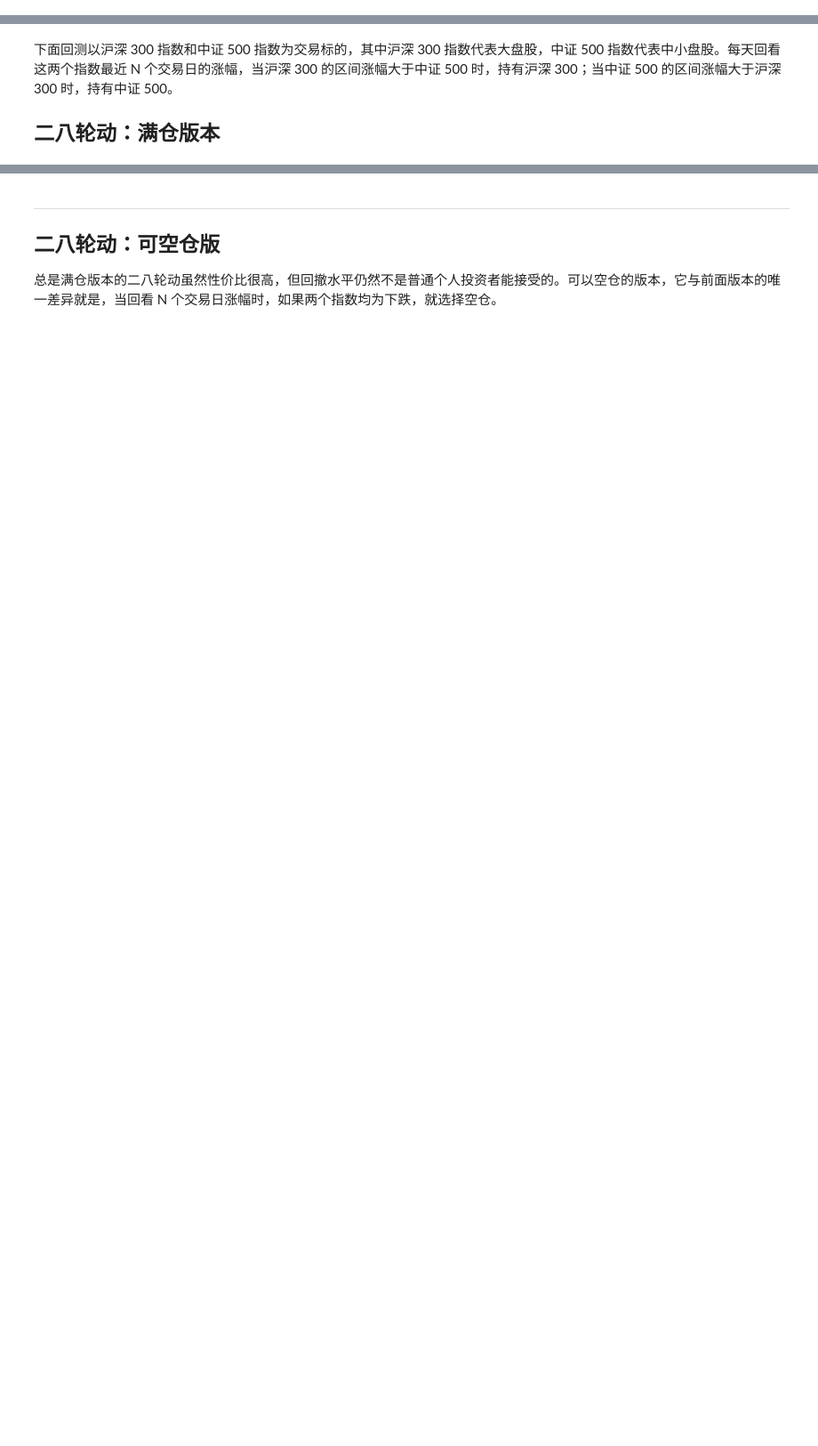
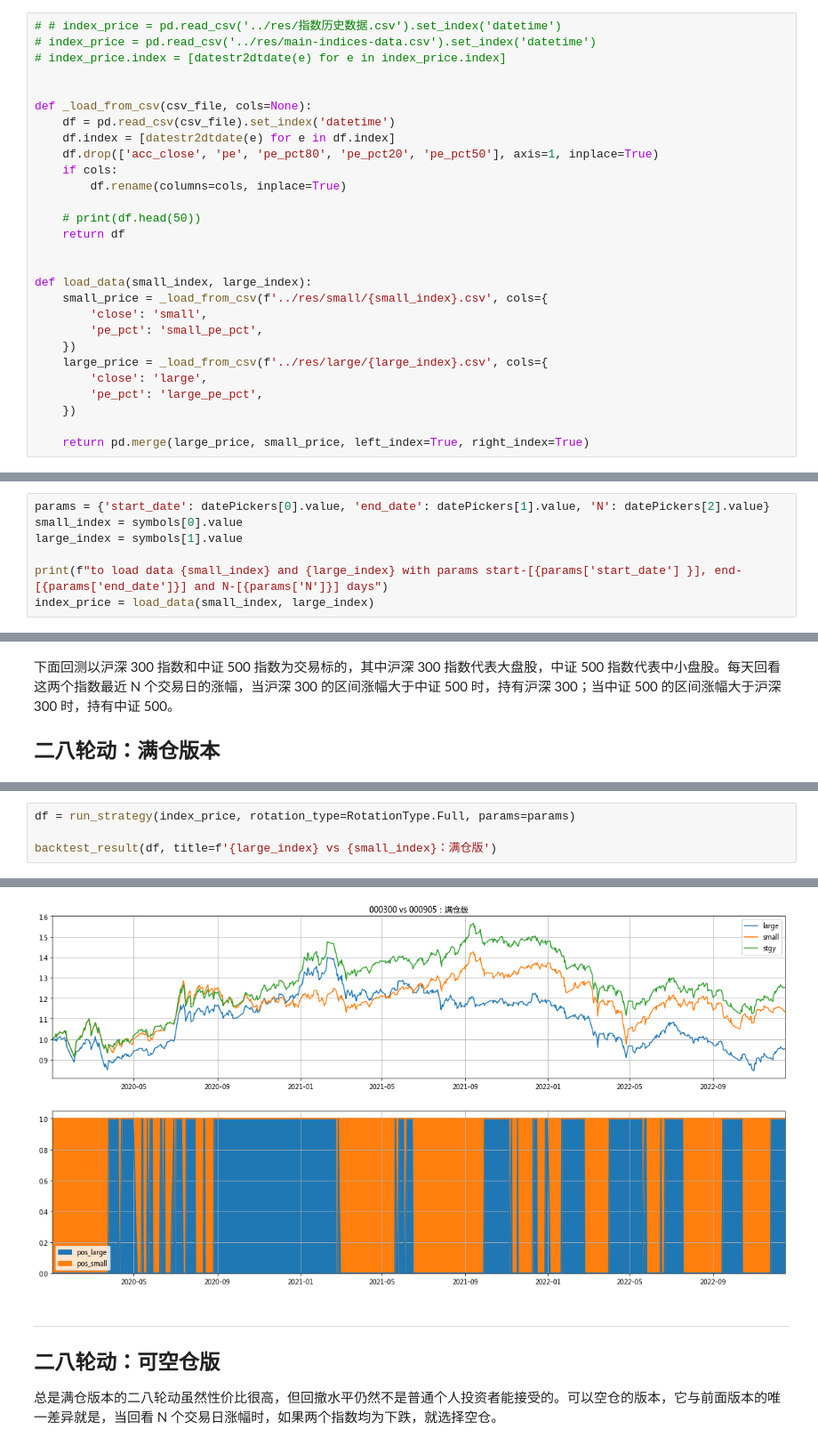
Before and after one commit to hdouhua/pick-up-python, a Jupyter notebook: inv/strategy/rotation-strategy.ipynb, the cells around one changed output, grey strips where cells are left out. Shown: that part at 89% size. Cells and saved outputs as stored; diff of their text form; blank space fills up the shorter version.

```diff
--- a/inv/strategy/rotation-strategy.ipynb
+++ b/inv/strategy/rotation-strategy.ipynb
@@ -39,2 +137,30 @@ index_price.index = [datestr2dtdate(e) for e in index_price.index]
+# %%
+# # index_price = pd.read_csv('../res/指数历史数据.csv').set_index('datetime')
+# index_price = pd.read_csv('../res/main-indices-data.csv').set_index('datetime')
+# index_price.index = [datestr2dtdate(e) for e in index_price.index]
+
+
+def _load_from_csv(csv_file, cols=None):
+    df = pd.read_csv(csv_file).set_index('datetime')
+    df.index = [datestr2dtdate(e) for e in df.index]
+    df.drop(['acc_close', 'pe', 'pe_pct80', 'pe_pct20', 'pe_pct50'], axis=1, inplace=True)
+    if cols:
+        df.rename(columns=cols, inplace=True)
+
+    # print(df.head(50))
+    return df
+
+
+def load_data(small_index, large_index):
+    small_price = _load_from_csv(f'../res/small/{small_index}.csv', cols={
+        'close': 'small',
+        'pe_pct': 'small_pe_pct',
+    })
+    large_price = _load_from_csv(f'../res/large/{large_index}.csv', cols={
+        'close': 'large',
+        'pe_pct': 'large_pe_pct',
+    })
+
+    return pd.merge(large_price, small_price, left_index=True, right_index=True)
 # %% [markdown]
 设置回测参数
@@ -45,0 +223,7 @@ end_date = datetime.date(2022, 12, 31)
+# %%
+params = {'start_date': datePickers[0].value, 'end_date': datePickers[1].value, 'N': datePickers[2].value}
+small_index = symbols[0].value
+large_index = symbols[1].value
+
+print(f"to load data {small_index} and {large_index} with params start-[{params['start_date'] }], end-[{params['end_date']}] and N-[{params['N']}] days")
+index_price = load_data(small_index, large_index)
@@ -75,0 +236,5 @@ stgy    0.078803  0.202887  0.388407 -0.285495  0.276021  0.252383
+# %%
+df = run_strategy(index_price, rotation_type=RotationType.Full, params=params)
+
+backtest_result(df, title=f'{large_index} vs {small_index}：满仓版')
+# %% [output]
@@ -76,3 +245,4 @@ stgy    0.078803  0.202887  0.388407 -0.285495  0.276021  0.252383
+[figure, added]
 # %% [markdown]
 <hr />
 
```
Also changed, not shown: parts of 18 cells of this notebook.
